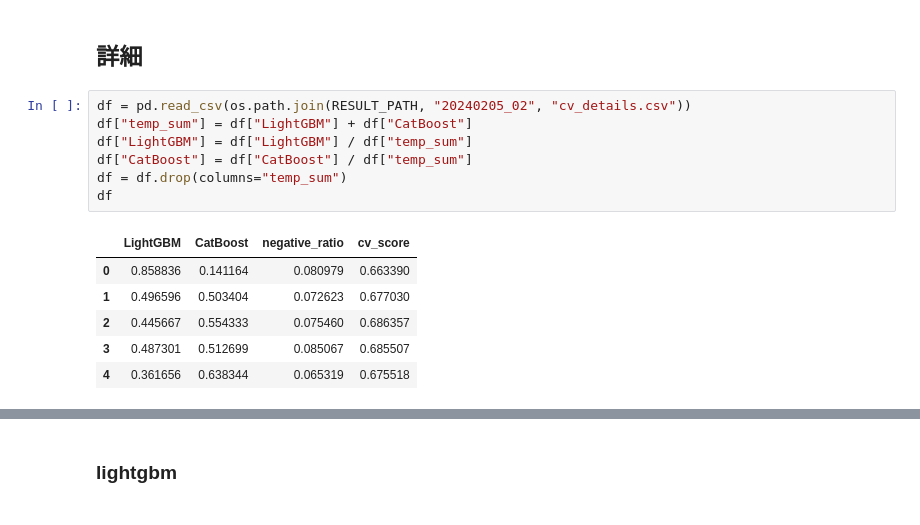
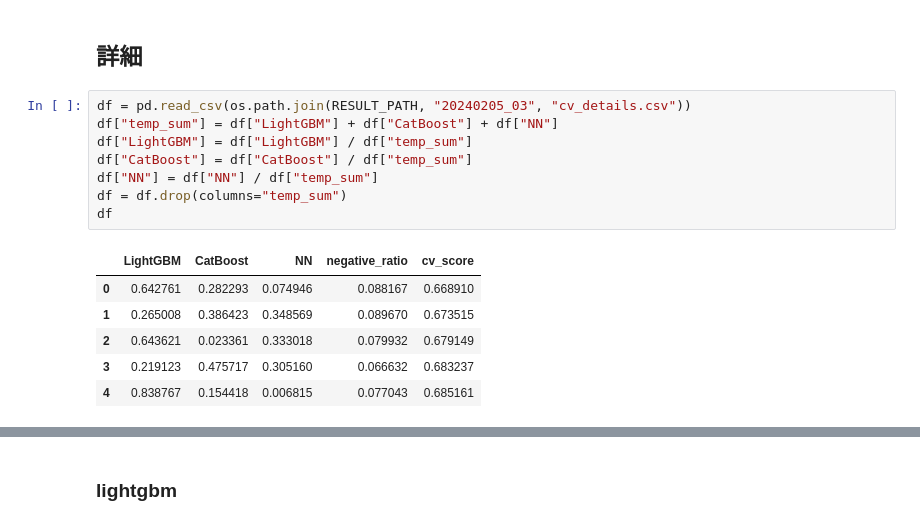
Before and after one commit to IR325/FinancialDataApplication, a Jupyter notebook: notebooks/20240205_model_eda.ipynb, the cells around one changed output, grey strips where cells are left out. Cells and saved outputs as stored; diff of their text form.

```diff
--- a/notebooks/20240205_model_eda.ipynb
+++ b/notebooks/20240205_model_eda.ipynb
@@ -27,16 +30,17 @@ df
 # %% [markdown]
 ## 詳細
 # %%
-df = pd.read_csv(os.path.join(RESULT_PATH, "20240205_02", "cv_details.csv"))
-df["temp_sum"] = df["LightGBM"] + df["CatBoost"]
+df = pd.read_csv(os.path.join(RESULT_PATH, "20240205_03", "cv_details.csv"))
+df["temp_sum"] = df["LightGBM"] + df["CatBoost"] + df["NN"]
 df["LightGBM"] = df["LightGBM"] / df["temp_sum"]
 df["CatBoost"] = df["CatBoost"] / df["temp_sum"]
+df["NN"] = df["NN"] / df["temp_sum"]
 df = df.drop(columns="temp_sum")
 df
 # %% [output]
-|  | LightGBM | CatBoost | negative_ratio | cv_score |
-| 0 | 0.858836 | 0.141164 | 0.080979 | 0.663390 |
-| 1 | 0.496596 | 0.503404 | 0.072623 | 0.677030 |
-| 2 | 0.445667 | 0.554333 | 0.075460 | 0.686357 |
-| 3 | 0.487301 | 0.512699 | 0.085067 | 0.685507 |
-| 4 | 0.361656 | 0.638344 | 0.065319 | 0.675518 |
+|  | LightGBM | CatBoost | NN | negative_ratio | cv_score |
+| 0 | 0.642761 | 0.282293 | 0.074946 | 0.088167 | 0.668910 |
+| 1 | 0.265008 | 0.386423 | 0.348569 | 0.089670 | 0.673515 |
+| 2 | 0.643621 | 0.023361 | 0.333018 | 0.079932 | 0.679149 |
+| 3 | 0.219123 | 0.475717 | 0.305160 | 0.066632 | 0.683237 |
+| 4 | 0.838767 | 0.154418 | 0.006815 | 0.077043 | 0.685161 |
```
Also changed, not shown: parts of 2 cells of this notebook, 1 other file.
